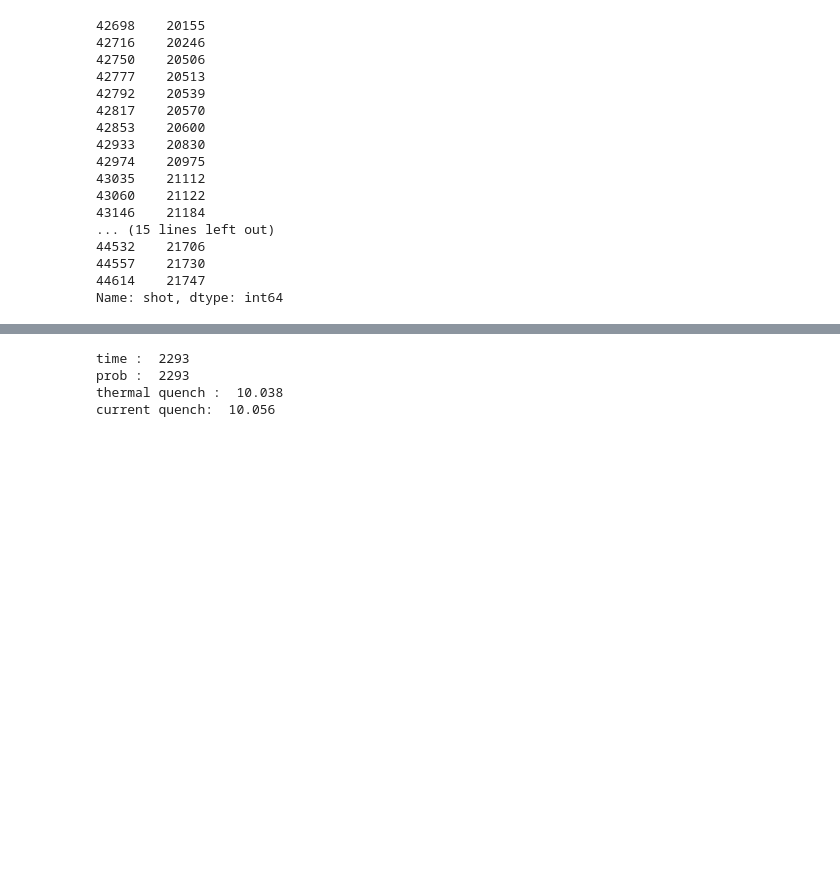
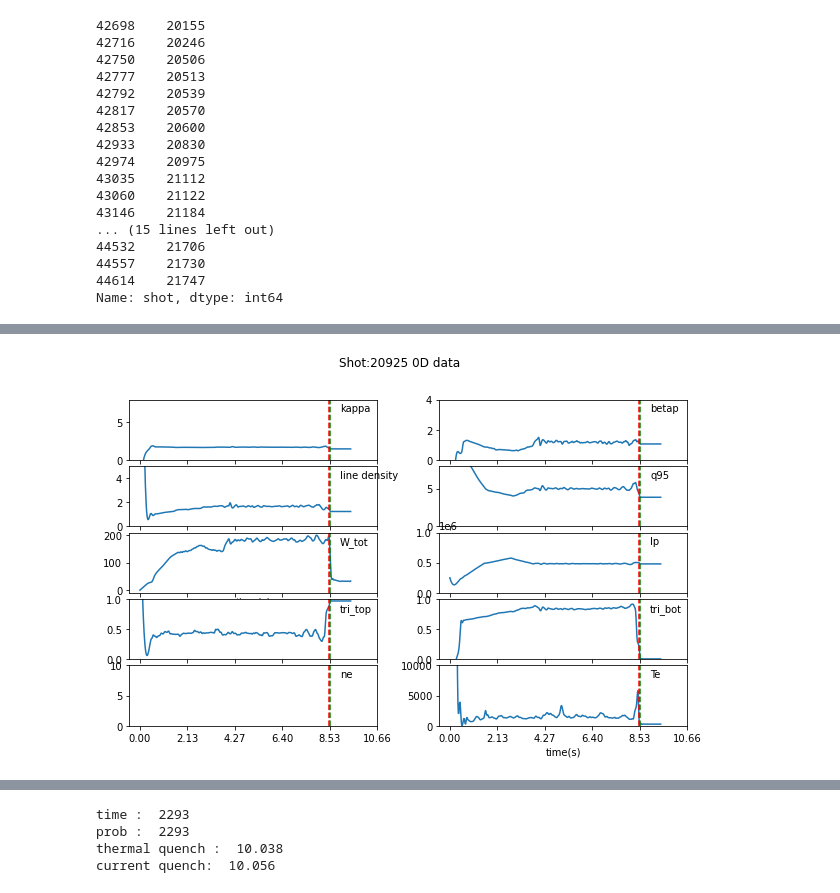
Before and after one commit to ZINZINBIN/Disruption-Prediciton-based-on-Multimodal-Deep-Learning, a Jupyter notebook: analysis_model_performance.ipynb, the cells around one changed output, grey strips where cells are left out. Saved outputs shown, nothing was run; the diff lists cells and outputs as text; code cells hidden in the pictures; blank space fills up the shorter version.

Commit message:
update train_0D_network.py and proceeding feature_importance.py code

```diff
--- a/analysis_model_performance.ipynb
+++ b/analysis_model_performance.ipynb
@@ -281,0 +344,87 @@ Name: shot, dtype: int64
+# %%
+# shot num 21310
+# plot 0D data with time axis
+import numpy as np
+import pandas as pd
+import os
+
+save_dir = "./dataset/raw_videos/"
+
+df_ts = pd.read_csv("./dataset/KSTAR_Disruption_ts_data_extend.csv")
+df_vis = pd.read_csv("./dataset/KSTAR_Disruption_Shot_List_extend.csv")
+# %%
+# see 20925 : Vision Transformer can not predict the disruption in this shot
+shot_num = 20925
+ts_data_0D = df_ts[df_ts['shot'] == shot_num]
+
+# 0D data upload
+t = ts_data_0D.time
+ip = ts_data_0D['\\ipmhd'] * (-1)
+kappa = ts_data_0D['\\kappa']
+betap = ts_data_0D['\\betap']
+betan = ts_data_0D['\\betan']
+li = ts_data_0D['\\li']
+Bc = ts_data_0D['\\bcentr']
+q95 = ts_data_0D['\\q95']
+tritop = ts_data_0D['\\tritop']
+tribot = ts_data_0D['\\tribot']
+W_tot = ts_data_0D['\\WTOT_DLM03']
+ne = ts_data_0D['\\ne_inter01']
+te = ts_data_0D['\\TS_CORE10:CORE10_TE']
+
+# thermal quench and current quench time
+t_TQend = df_vis[df_vis.shot==shot_num]['tTQend'].values[0]
+t_ipminf = df_vis[df_vis.shot==shot_num]['tipminf'].values[0]
+
+import matplotlib.pyplot as plt
+
+fig, axes = plt.subplots(ncols = 2, nrows = 5, figsize = (10,6), gridspec_kw={"wspace":0.25, "hspace":0.1},sharex = True)
+ax_vis = axes[4,1].get_gridspec()
+axs = axes.ravel()
+
+fig.suptitle("Shot:{} 0D data".format(shot_num))
+axs[0].plot(t, kappa, label = "kappa")
+axs[0].text(0.85, 0.8, "kappa", transform = axs[0].transAxes)
+axs[1].plot(t, betap, label = 'betap')
+axs[1].text(0.85, 0.8, "betap", transform = axs[1].transAxes)
+axs[2].plot(t, li, label = 'line density')
+axs[2].text(0.85, 0.8, "line density", transform = axs[2].transAxes)
+axs[3].plot(t, q95, label = 'q95')
+axs[3].text(0.85, 0.8, "q95", transform = axs[3].transAxes)
+axs[4].plot(t, W_tot, label = 'W_tot')
+axs[4].text(0.85, 0.8, "W_tot", transform = axs[4].transAxes)
+axs[5].plot(t, ip, label = 'Ip')
+axs[5].text(0.85, 0.8, "Ip", transform = axs[5].transAxes)
+axs[6].plot(t, tritop, label = 'tri_top')
+axs[6].text(0.85, 0.8, "tri_top", transform = axs[6].transAxes)
+axs[7].plot(t, tribot, label = 'tri_bot')
+axs[7].text(0.85, 0.8, "tri_bot", transform = axs[7].transAxes)
+axs[8].plot(t, ne, label = 'ne')
+axs[8].text(0.85, 0.8, "ne", transform = axs[8].transAxes)
+axs[9].plot(t, te, label = 'Te')
+axs[9].text(0.85, 0.8, "Te", transform = axs[9].transAxes)
+
+for idx in range(0,10):
+    axs[idx].axvline(x = t_TQend, ymin = 0, ymax = 1, color = "red", linestyle = "dashed", )
+    axs[idx].axvline(x = t_ipminf, ymin = 0, ymax = 1, color = "green", linestyle = "dashed")
+
+    if idx in [4,9]:
+        quantile = [0, 0.25, 0.5, 0.75, 1.0, 1.25]
+        t_quantile = [q * t_ipminf for q in quantile]
+        axs[idx].set_xlabel("time(s)")
+        axs[idx].set_xticks(t_quantile)
+        axs[idx].set_xticklabels(["{:.2f}".format(t) for t in t_quantile])
+
+axs[0].set_ylim([0, 8])
+axs[1].set_ylim([0, 4])
+axs[2].set_ylim([0, 5])
+axs[3].set_ylim([0, 8])
+axs[5].set_ylim([0, 1e6])
+axs[6].set_ylim([0, 1])
+axs[7].set_ylim([0, 1])
+axs[8].set_ylim([0, 10])
+axs[9].set_ylim([0, 1e4])
+
+fig.tight_layout()
+# %% [output]
+[figure, added]
```
Also changed, not shown: parts of 9 cells of this notebook, 19 other files.
